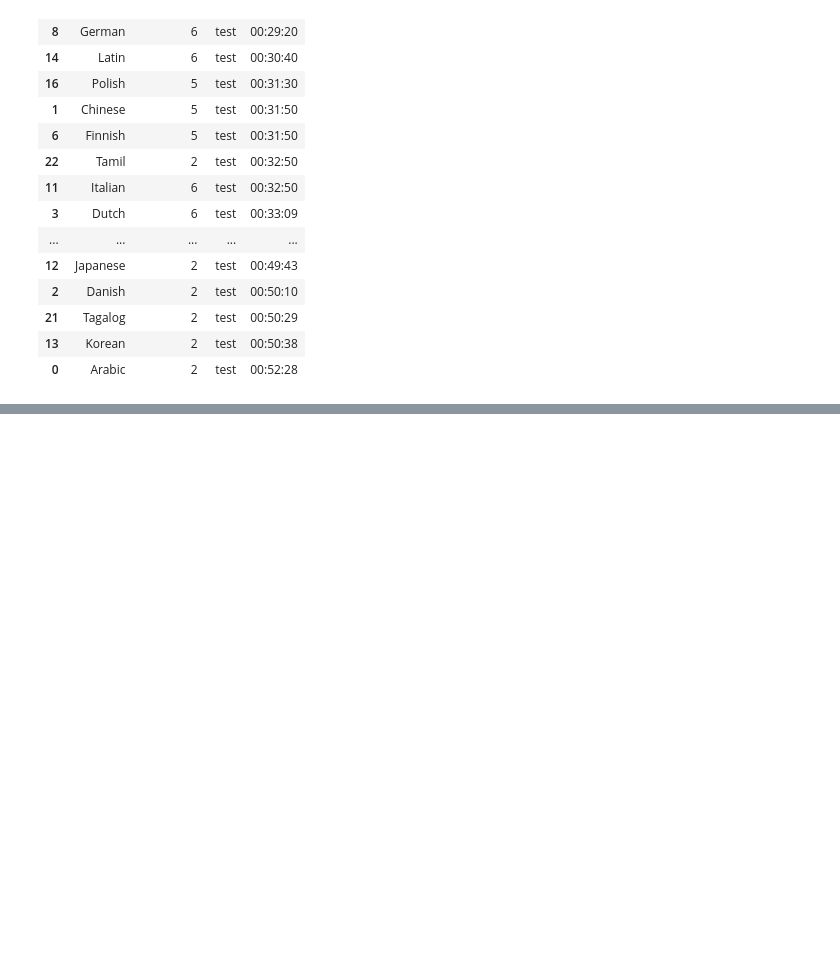
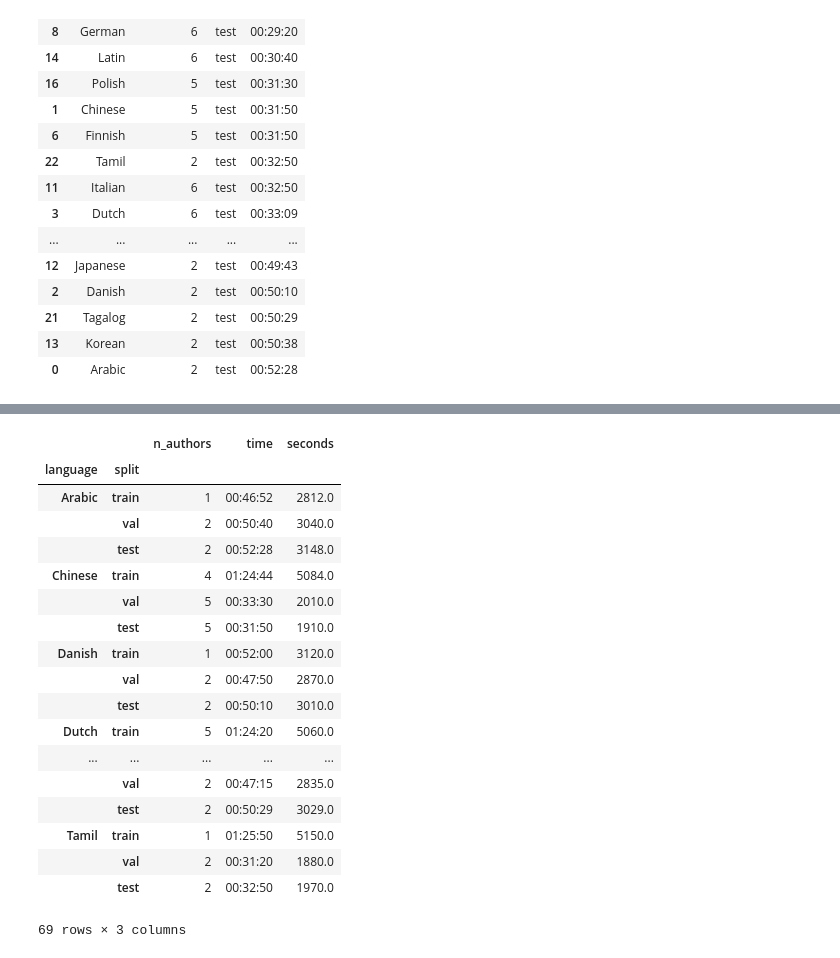
Before and after one commit to oranguh/rhythmz, a Jupyter notebook: librivox_stats.ipynb, the cells around one changed output, grey strips where cells are left out. Cells and saved outputs as stored; diff of their text form; code cells hidden in the pictures; blank space fills up the shorter version.

```diff
--- a/librivox_stats.ipynb
+++ b/librivox_stats.ipynb
@@ -101,5 +101,14 @@ stats[stats["split"] == "test"]
 | 21 | Tagalog | 2 | test | 00:50:29 |
 | 13 | Korean | 2 | test | 00:50:38 |
 | 0 | Arabic | 2 | test | 00:52:28 |
-# %%
-stats["time"] = stats["time"].apply(lambda _: str(_)[7:])
+# %%
+def checker(input):
+    if input == "train":
+        return 1
+    elif input == "val":
+        return 2
+    else:
+        return 3
+
+stats['temp'] = stats['split'].apply(lambda _: checker(_))
+stats.head()
@@ -106,2 +122,24 @@ stats["time"] = stats["time"].apply(lambda _: str(_)[7:])
+# %%
+df = stats.set_index(['language', 'temp', 'split']).sort_index(level=['language', 'temp']).reset_index(level='temp').drop(labels="temp", axis=1)
+# %% [output]
+|  |  | n_authors | time | seconds |
+| language | split |  |  |  |
+| Arabic | train | 1 | 00:46:52 | 2812.0 |
+|  | val | 2 | 00:50:40 | 3040.0 |
+|  | test | 2 | 00:52:28 | 3148.0 |
+| Chinese | train | 4 | 01:24:44 | 5084.0 |
+|  | val | 5 | 00:33:30 | 2010.0 |
+|  | test | 5 | 00:31:50 | 1910.0 |
+| Danish | train | 1 | 00:52:00 | 3120.0 |
+|  | val | 2 | 00:47:50 | 2870.0 |
+|  | test | 2 | 00:50:10 | 3010.0 |
+| Dutch | train | 5 | 01:24:20 | 5060.0 |
+| ... | ... | ... | ... | ... |
+|  | val | 2 | 00:47:15 | 2835.0 |
+|  | test | 2 | 00:50:29 | 3029.0 |
+| Tamil | train | 1 | 01:25:50 | 5150.0 |
+|  | val | 2 | 00:31:20 | 1880.0 |
+|  | test | 2 | 00:32:50 | 1970.0 |
+69 rows × 3 columns
 # %%
 stats.to_csv("librivox_stats.csv", index=False)
```
Also changed, not shown: parts of 6 cells of this notebook.
